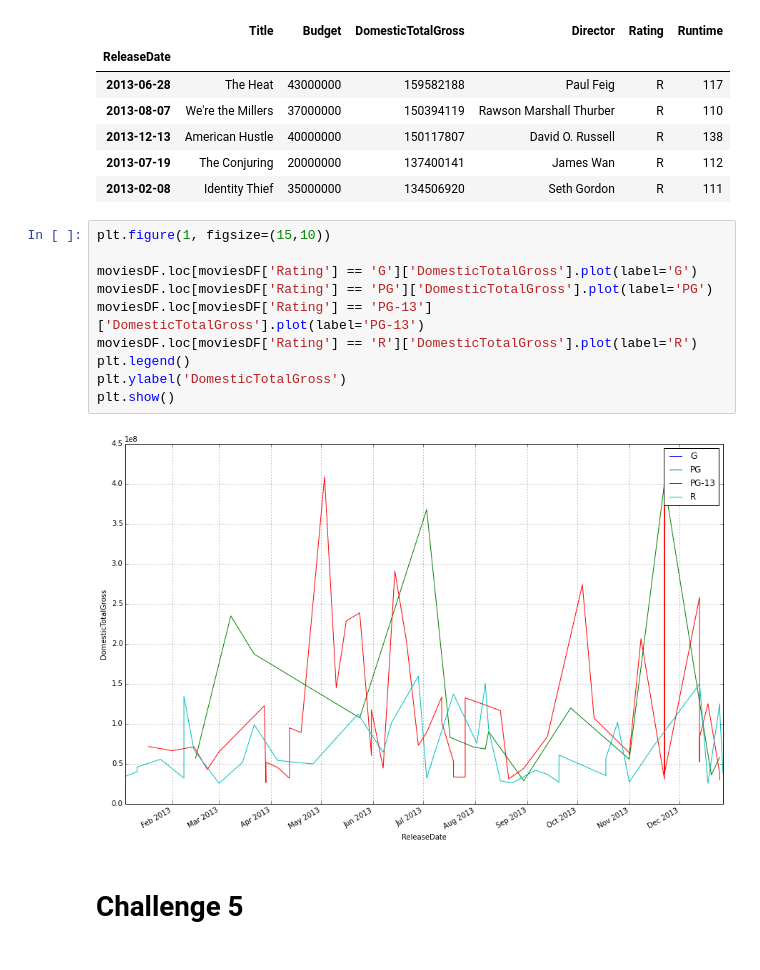
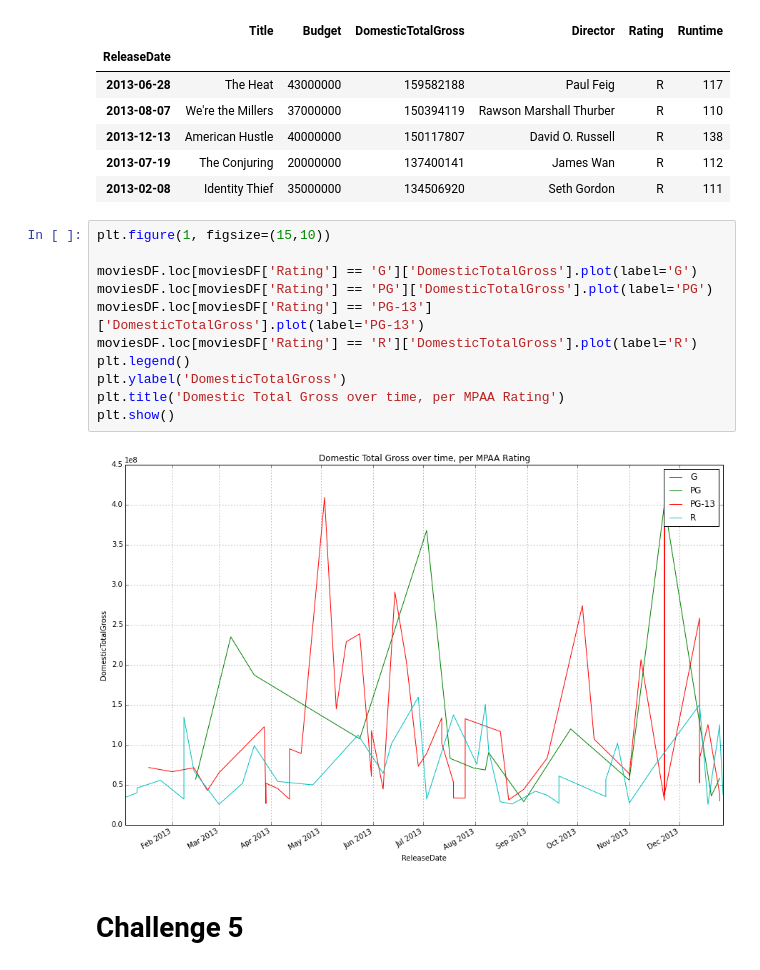
Before and after one commit to fdurant/pandas_challenges, a Jupyter notebook: pandas_challenges.ipynb, the cells around one changed output. Drawn from its saved outputs; the diff is of its cells as text.

```diff
--- a/pandas_challenges.ipynb
+++ b/pandas_challenges.ipynb
@@ -123,15 +113,16 @@ moviesDF.loc[moviesDF['Rating'] == 'R'].head()
 # %%
 plt.figure(1, figsize=(15,10))
 
 moviesDF.loc[moviesDF['Rating'] == 'G']['DomesticTotalGross'].plot(label='G')
 moviesDF.loc[moviesDF['Rating'] == 'PG']['DomesticTotalGross'].plot(label='PG')
 moviesDF.loc[moviesDF['Rating'] == 'PG-13']['DomesticTotalGross'].plot(label='PG-13')
 moviesDF.loc[moviesDF['Rating'] == 'R']['DomesticTotalGross'].plot(label='R')
 plt.legend()
 plt.ylabel('DomesticTotalGross')
+plt.title('Domestic Total Gross over time, per MPAA Rating')
 plt.show()
 # %% [output]
-[figure, old version]
+[figure, new version]
 # %% [markdown]
 # Challenge 5
 # %% [markdown]
```
Also changed, not shown: parts of 3 cells of this notebook.
